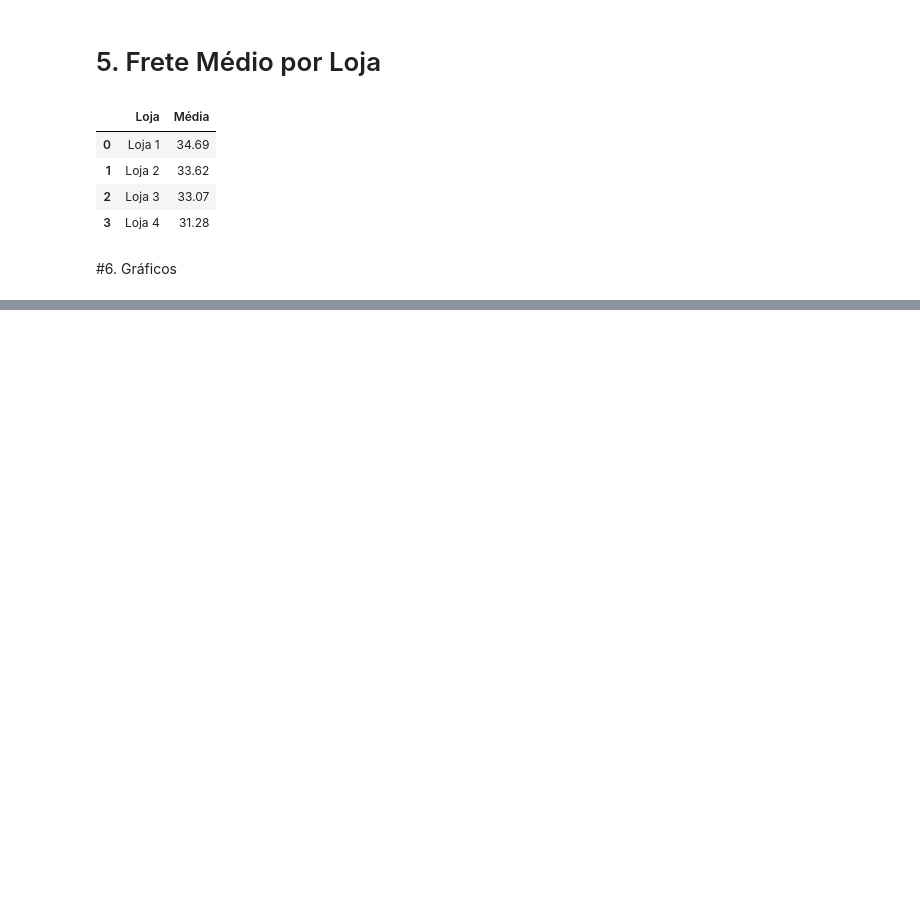
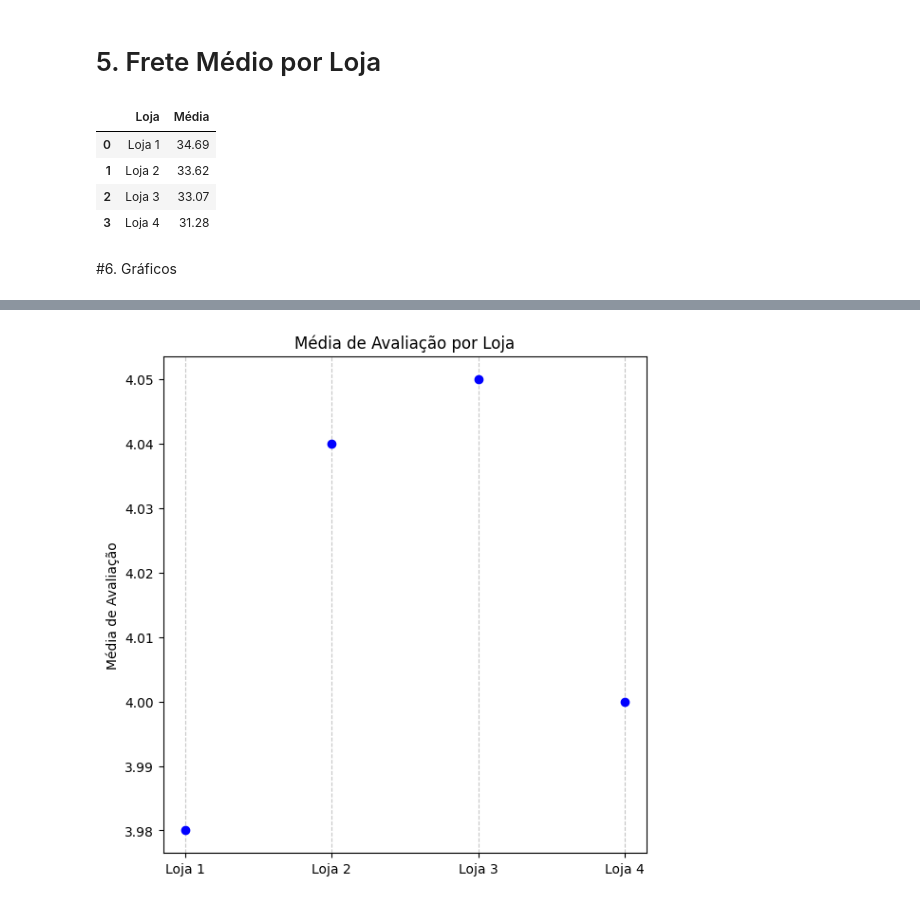
Before and after one commit to rafaelherbster/Alura-Store, a Jupyter notebook: AluraStoreBr.ipynb, the cells around one changed output, grey strips where cells are left out. Cells and saved outputs as stored; diff of their text form; code cells hidden in the pictures; blank space fills up the shorter version.

```diff
--- a/AluraStoreBr.ipynb
+++ b/AluraStoreBr.ipynb
@@ -453,0 +454,26 @@ grafico_faturamento(lista)
+# %%
+def grafico_med_avalicao(lista: list) -> None:
+    """
+    Gera um gráfico de pontos (Dot plot) com a média de avaliação de cada loja.
+
+    Args:
+        lista (list): Lista de DataFrames com a coluna 'Avaliação da compra' em cada um.
+
+    Returns:
+        None: Apenas exibe o gráfico.
+    """
+    med_av = media_avaliacao(lista)
+    valores = med_av['Media']
+    lojas = med_av['Loja']
+
+    plt.figure(figsize=(6, 6))
+    plt.plot(lojas, valores, 'o', color='blue')  # pontos no eixo horizontal
+    plt.ylabel('Média de Avaliação')
+    plt.title('Média de Avaliação por Loja')
+    plt.grid(True, axis='x', linestyle='--', alpha=0.7)
+    plt.tight_layout()
+    plt.show()
+# %%
+grafico_med_avalicao(lista)
+# %% [output]
+[figure, added]
```
Also changed, not shown: parts of 5 cells of this notebook.
